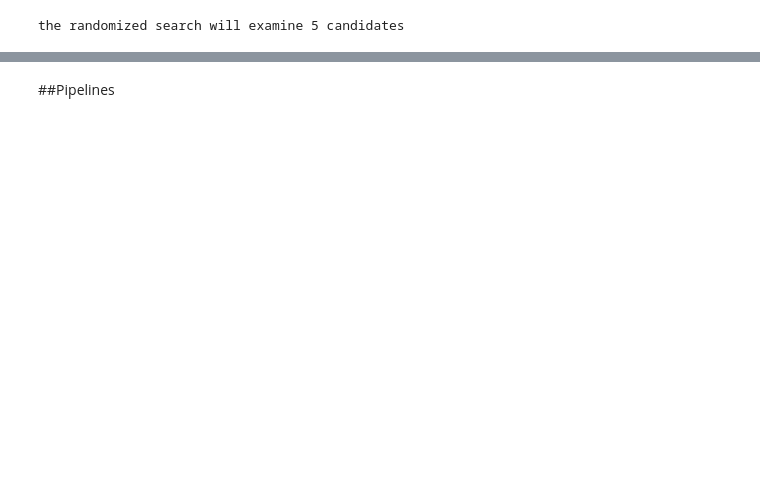
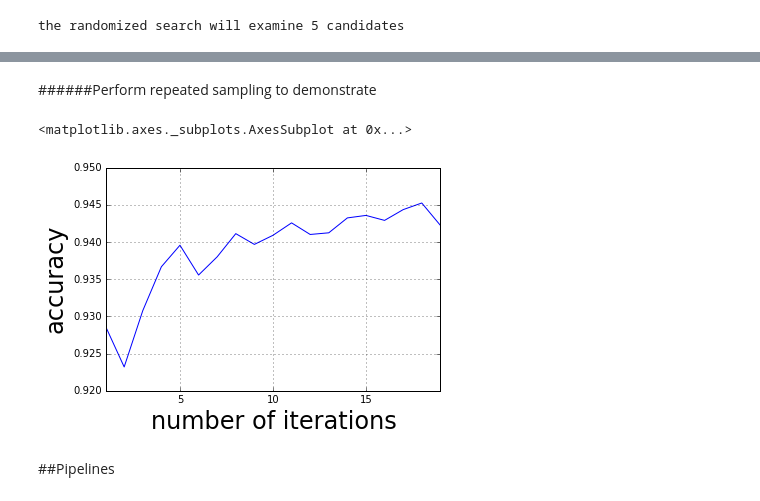
Before and after one commit to dkmehrmann/Kaggle, a Jupyter notebook: ASTR/ASTR 596.ipynb, the cells around one changed output, grey strips where cells are left out. Cells and saved outputs as stored; diff of their text form; code cells hidden in the pictures; blank space fills up the shorter version.

```diff
--- a/ASTR/ASTR 596.ipynb
+++ b/ASTR/ASTR 596.ipynb
@@ -143,2 +182,23 @@ df_rand
+# %% [markdown]
+######Perform repeated sampling to demonstrate
+# %%
+nrange = range(0,10)
+iterange = range(1,30)
+df_log = pd.DataFrame(index=iterange, columns=nrange)
+
+for n in nrange:
+    for n_iter in iterange:
+        rand = RandomizedSearchCV(forest, params, cv=5, n_jobs=-1, n_iter=n_iter,
+                                  scoring='accuracy', random_state=91)
+        random_search = rand.fit(X,y)
+        df_rand = get_data_frame(rand.grid_scores_)
+        df_log.loc[n_iter][n] = df_rand.iloc[0].mean_score
+
+plt.xlabel('number of iterations',size=24)
+plt.ylabel('accuracy',size=24)
+df_log.mean(axis=1).plot() # plotting right from pandas series
+# %% [output]
+<matplotlib.axes._subplots.AxesSubplot at 0x...>
+[figure, added]
 # %% [markdown]
 ##Pipelines
```
Also changed, not shown: parts of 32 cells of this notebook.
